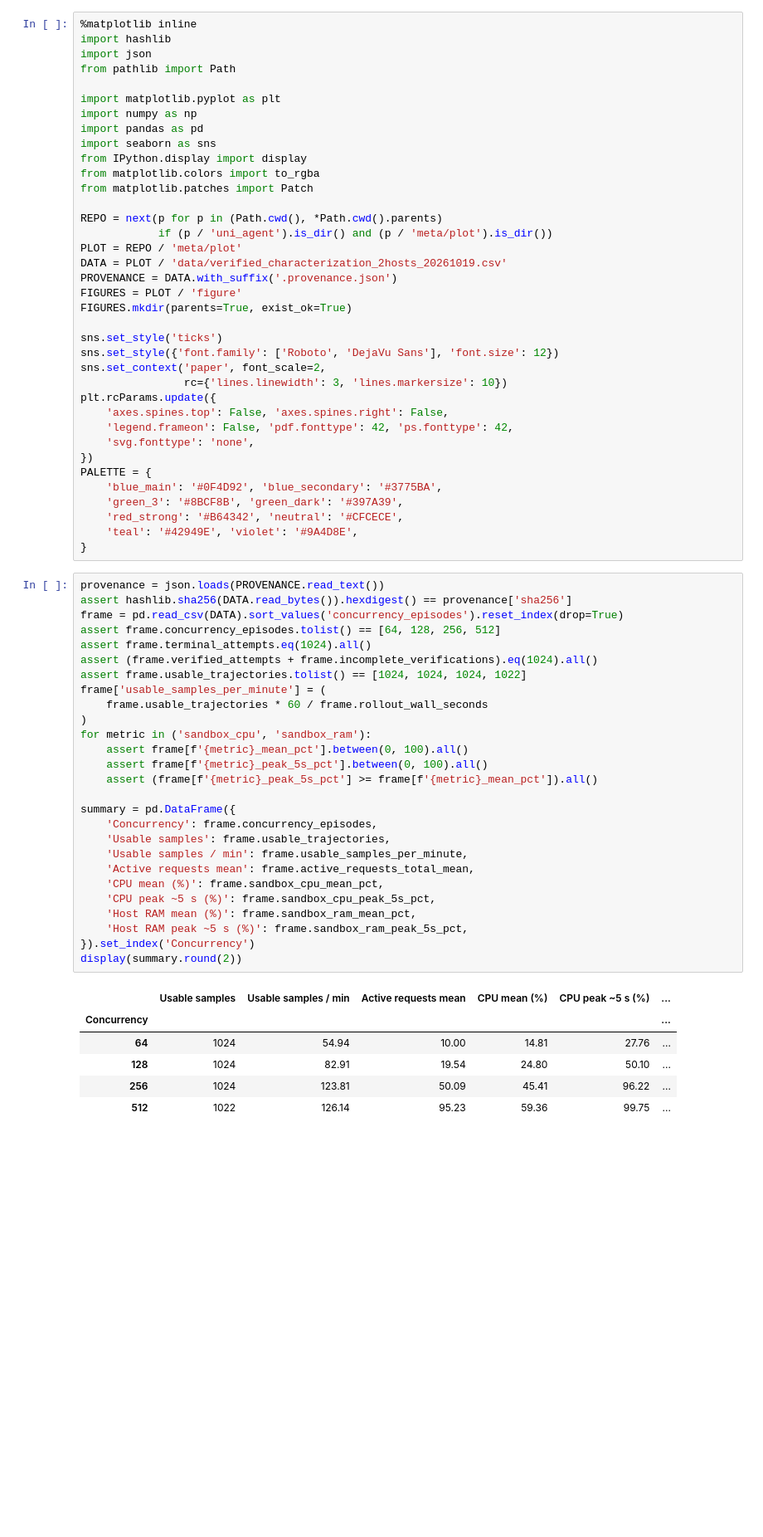
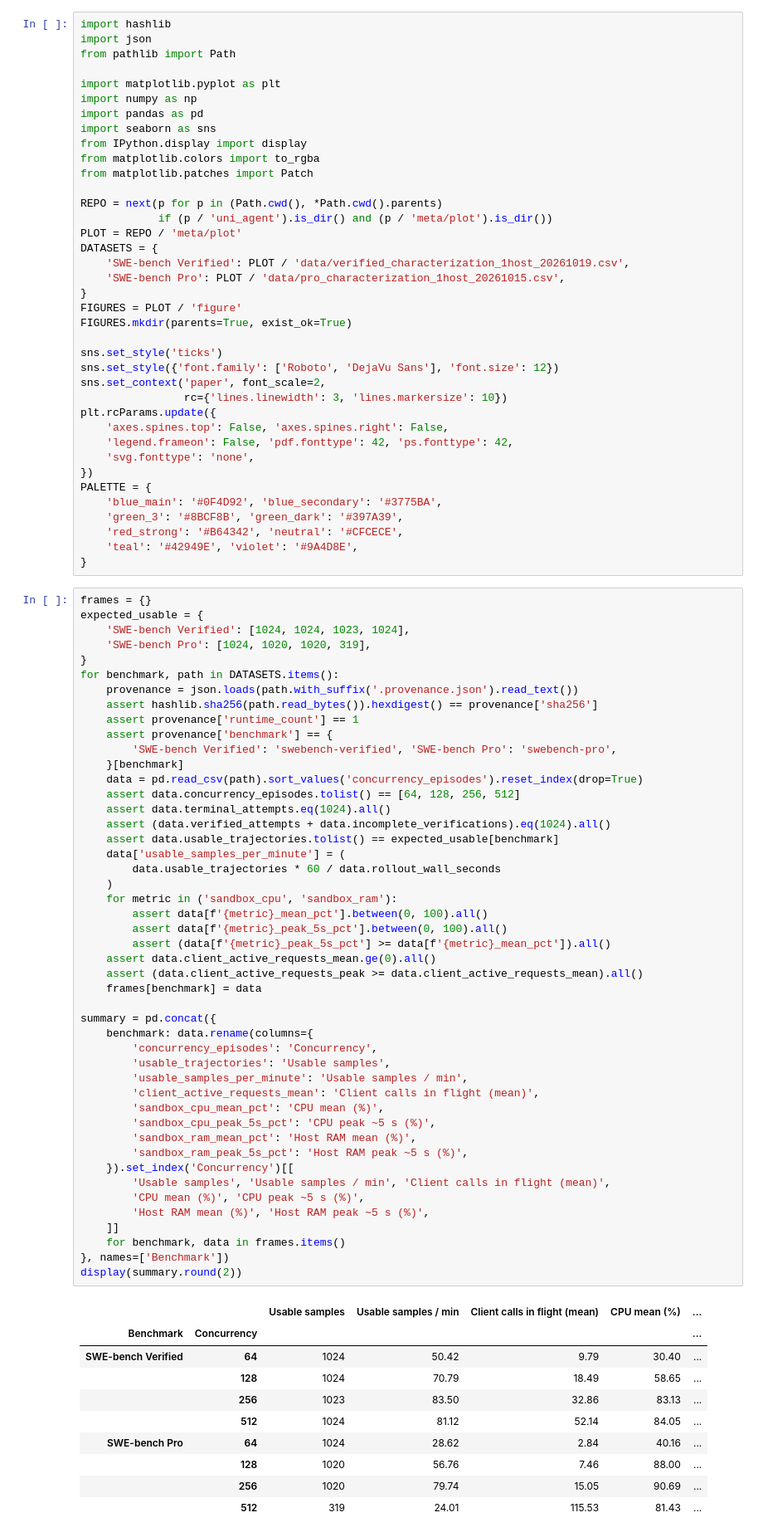
Before and after one commit to xzyaoi/uni-agent, a Jupyter notebook: meta/plot/characterization.ipynb, the cells around one changed output. Shown at 83% size. Saved outputs shown, nothing was run; the diff lists cells and outputs as text; blank space fills up the shorter version.

```diff
--- a/meta/plot/characterization.ipynb
+++ b/meta/plot/characterization.ipynb
@@ -1,5 +1,4 @@
 # %%
-%matplotlib inline
 import hashlib
 import json
 from pathlib import Path
@@ -15,8 +14,10 @@ from matplotlib.patches import Patch
 REPO = next(p for p in (Path.cwd(), *Path.cwd().parents)
             if (p / 'uni_agent').is_dir() and (p / 'meta/plot').is_dir())
 PLOT = REPO / 'meta/plot'
-DATA = PLOT / 'data/verified_characterization_2hosts_20261019.csv'
-PROVENANCE = DATA.with_suffix('.provenance.json')
+DATASETS = {
+    'SWE-bench Verified': PLOT / 'data/verified_characterization_1host_20261019.csv',
+    'SWE-bench Pro': PLOT / 'data/pro_characterization_1host_20261015.csv',
+}
 FIGURES = PLOT / 'figure'
 FIGURES.mkdir(parents=True, exist_ok=True)
 
@@ -36,37 +37,61 @@ PALETTE = {
     'teal': '#42949E', 'violet': '#9A4D8E',
 }
 # %%
-provenance = json.loads(PROVENANCE.read_text())
-assert hashlib.sha256(DATA.read_bytes()).hexdigest() == provenance['sha256']
-frame = pd.read_csv(DATA).sort_values('concurrency_episodes').reset_index(drop=True)
-assert frame.concurrency_episodes.tolist() == [64, 128, 256, 512]
-assert frame.terminal_attempts.eq(1024).all()
-assert (frame.verified_attempts + frame.incomplete_verifications).eq(1024).all()
-assert frame.usable_trajectories.tolist() == [1024, 1024, 1024, 1022]
-frame['usable_samples_per_minute'] = (
-    frame.usable_trajectories * 60 / frame.rollout_wall_seconds
-)
-for metric in ('sandbox_cpu', 'sandbox_ram'):
-    assert frame[f'{metric}_mean_pct'].between(0, 100).all()
-    assert frame[f'{metric}_peak_5s_pct'].between(0, 100).all()
-    assert (frame[f'{metric}_peak_5s_pct'] >= frame[f'{metric}_mean_pct']).all()
+frames = {}
+expected_usable = {
+    'SWE-bench Verified': [1024, 1024, 1023, 1024],
+    'SWE-bench Pro': [1024, 1020, 1020, 319],
+}
+for benchmark, path in DATASETS.items():
+    provenance = json.loads(path.with_suffix('.provenance.json').read_text())
+    assert hashlib.sha256(path.read_bytes()).hexdigest() == provenance['sha256']
+    assert provenance['runtime_count'] == 1
+    assert provenance['benchmark'] == {
+        'SWE-bench Verified': 'swebench-verified', 'SWE-bench Pro': 'swebench-pro',
+    }[benchmark]
+    data = pd.read_csv(path).sort_values('concurrency_episodes').reset_index(drop=True)
+    assert data.concurrency_episodes.tolist() == [64, 128, 256, 512]
+    assert data.terminal_attempts.eq(1024).all()
+    assert (data.verified_attempts + data.incomplete_verifications).eq(1024).all()
+    assert data.usable_trajectories.tolist() == expected_usable[benchmark]
+    data['usable_samples_per_minute'] = (
+        data.usable_trajectories * 60 / data.rollout_wall_seconds
+    )
+    for metric in ('sandbox_cpu', 'sandbox_ram'):
+        assert data[f'{metric}_mean_pct'].between(0, 100).all()
+        assert data[f'{metric}_peak_5s_pct'].between(0, 100).all()
+        assert (data[f'{metric}_peak_5s_pct'] >= data[f'{metric}_mean_pct']).all()
+    assert data.client_active_requests_mean.ge(0).all()
+    assert (data.client_active_requests_peak >= data.client_active_requests_mean).all()
+    frames[benchmark] = data
 
-summary = pd.DataFrame({
-    'Concurrency': frame.concurrency_episodes,
-    'Usable samples': frame.usable_trajectories,
-    'Usable samples / min': frame.usable_samples_per_minute,
-    'Active requests mean': frame.active_requests_total_mean,
-    'CPU mean (%)': frame.sandbox_cpu_mean_pct,
-    'CPU peak ~5 s (%)': frame.sandbox_cpu_peak_5s_pct,
-    'Host RAM mean (%)': frame.sandbox_ram_mean_pct,
-    'Host RAM peak ~5 s (%)': frame.sandbox_ram_peak_5s_pct,
-}).set_index('Concurrency')
+summary = pd.concat({
+    benchmark: data.rename(columns={
+        'concurrency_episodes': 'Concurrency',
+        'usable_trajectories': 'Usable samples',
+        'usable_samples_per_minute': 'Usable samples / min',
+        'client_active_requests_mean': 'Client calls in flight (mean)',
+        'sandbox_cpu_mean_pct': 'CPU mean (%)',
+        'sandbox_cpu_peak_5s_pct': 'CPU peak ~5 s (%)',
+        'sandbox_ram_mean_pct': 'Host RAM mean (%)',
+        'sandbox_ram_peak_5s_pct': 'Host RAM peak ~5 s (%)',
+    }).set_index('Concurrency')[[
+        'Usable samples', 'Usable samples / min', 'Client calls in flight (mean)',
+        'CPU mean (%)', 'CPU peak ~5 s (%)',
+        'Host RAM mean (%)', 'Host RAM peak ~5 s (%)',
+    ]]
+    for benchmark, data in frames.items()
+}, names=['Benchmark'])
 display(summary.round(2))
 # %% [output]
-|  | Usable samples | Usable samples / min | Active requests mean | CPU mean (%) | CPU peak ~5 s (%) | ... |
-| Concurrency |  |  |  |  |  | ... |
-| 64 | 1024 | 54.94 | 10.00 | 14.81 | 27.76 | ... |
-| 128 | 1024 | 82.91 | 19.54 | 24.80 | 50.10 | ... |
-| 256 | 1024 | 123.81 | 50.09 | 45.41 | 96.22 | ... |
-| 512 | 1022 | 126.14 | 95.23 | 59.36 | 99.75 | ... |
+|  |  | Usable samples | Usable samples / min | Client calls in flight (mean) | CPU mean (%) | ... |
+| Benchmark | Concurrency |  |  |  |  | ... |
+| SWE-bench Verified | 64 | 1024 | 50.42 | 9.79 | 30.40 | ... |
+|  | 128 | 1024 | 70.79 | 18.49 | 58.65 | ... |
+|  | 256 | 1023 | 83.50 | 32.86 | 83.13 | ... |
+|  | 512 | 1024 | 81.12 | 52.14 | 84.05 | ... |
+| SWE-bench Pro | 64 | 1024 | 28.62 | 2.84 | 40.16 | ... |
+|  | 128 | 1020 | 56.76 | 7.46 | 88.00 | ... |
+|  | 256 | 1020 | 79.74 | 15.05 | 90.69 | ... |
+|  | 512 | 319 | 24.01 | 115.53 | 81.43 | ... |
 # %% [markdown]
```
Also changed, not shown: parts of 3 cells of this notebook, 11 other files.
